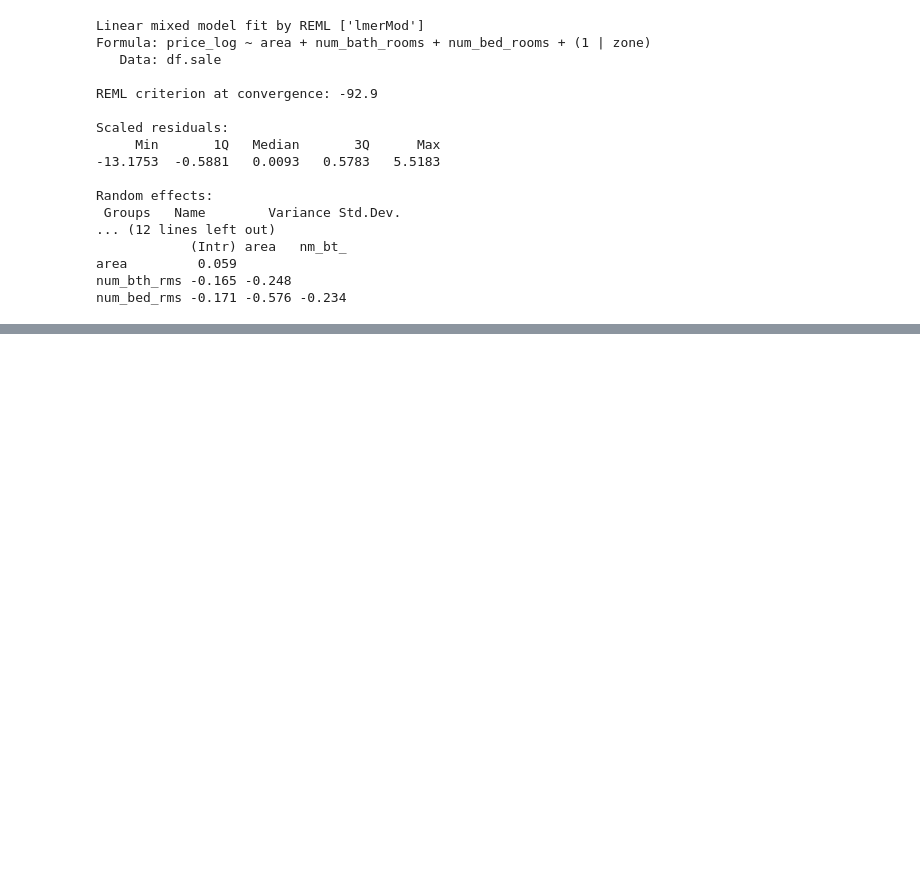
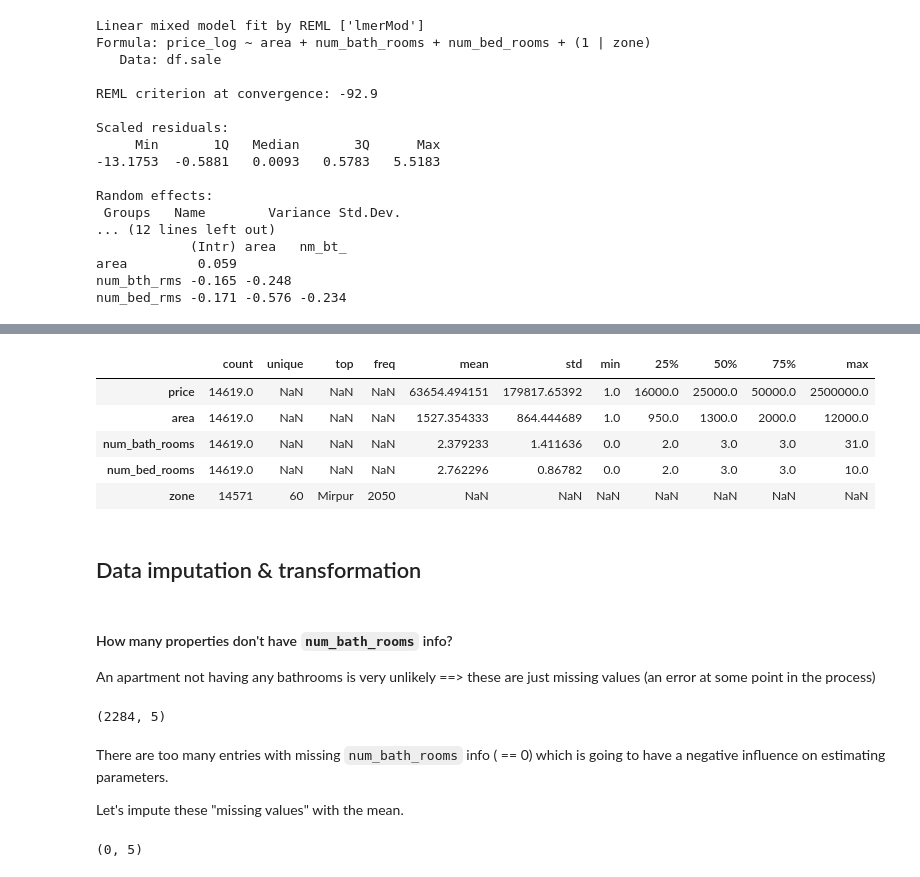
Before and after one commit to OmdenaAI/dhaka-bangladesh-real-estate-recommendation, a Jupyter notebook: src/tasks/task-4-model-development/Regression_Modeling-Umesh/R_mixed-effects_regression_model.ipynb, the cells around one changed output, grey strips where cells are left out. Cells and saved outputs as stored; diff of their text form; code cells hidden in the pictures; blank space fills up the shorter version.

```diff
--- a/src/tasks/task-4-model-development/Regression_Modeling-Umesh/R_mixed-effects_regression_model.ipynb
+++ b/src/tasks/task-4-model-development/Regression_Modeling-Umesh/R_mixed-effects_regression_model.ipynb
@@ -251,0 +351,22 @@ saveRDS(lmer.sale.allZones, file = "lmer.sale.allZones.rds")
+# %%
+df_rent.describe(include='all').T
+# %% [output]
+|  | count | unique | top | freq | mean | std | min | 25% | 50% | 75% | max |
+| price | 14619.0 | NaN | NaN | NaN | 63654.494151 | 179817.65392 | 1.0 | 16000.0 | 25000.0 | 50000.0 | 2500000.0 |
+| area | 14619.0 | NaN | NaN | NaN | 1527.354333 | 864.444689 | 1.0 | 950.0 | 1300.0 | 2000.0 | 12000.0 |
+| num_bath_rooms | 14619.0 | NaN | NaN | NaN | 2.379233 | 1.411636 | 0.0 | 2.0 | 3.0 | 3.0 | 31.0 |
+| num_bed_rooms | 14619.0 | NaN | NaN | NaN | 2.762296 | 0.86782 | 0.0 | 2.0 | 3.0 | 3.0 | 10.0 |
+| zone | 14571 | 60 | Mirpur | 2050 | NaN | NaN | NaN | NaN | NaN | NaN | NaN |
+# %% [markdown]
+## Data imputation & transformation
+# %% [markdown]
+#### How many properties don't have `num_bath_rooms` info?
+An apartment not having any bathrooms is very unlikely ==> these are just missing values (an error at some point in the process)
+# %%
+df_rent[df_rent.num_bath_rooms==0].shape
+# %% [output]
+(2284, 5)
+# %% [markdown]
+There are too many entries with missing `num_bath_rooms` info ( == 0) which is going to have a negative influence on estimating parameters.
+
+Let's impute these "missing values" with the mean.
@@ -251,0 +377,5 @@ saveRDS(lmer.sale.allZones, file = "lmer.sale.allZones.rds")
+# %%
+# Sanity check
+df_rent[df_rent.num_bath_rooms==0].shape
+# %% [output]
+(0, 5)
```
Also changed, not shown: parts of 53 cells of this notebook, 3 other files.
